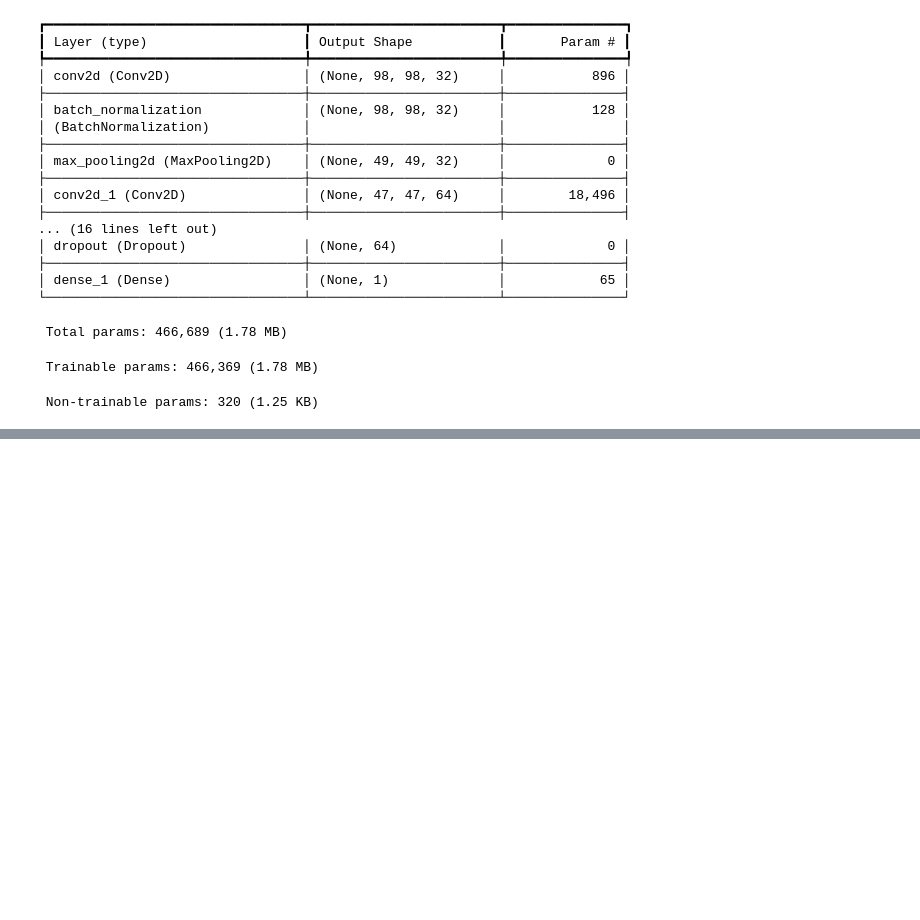
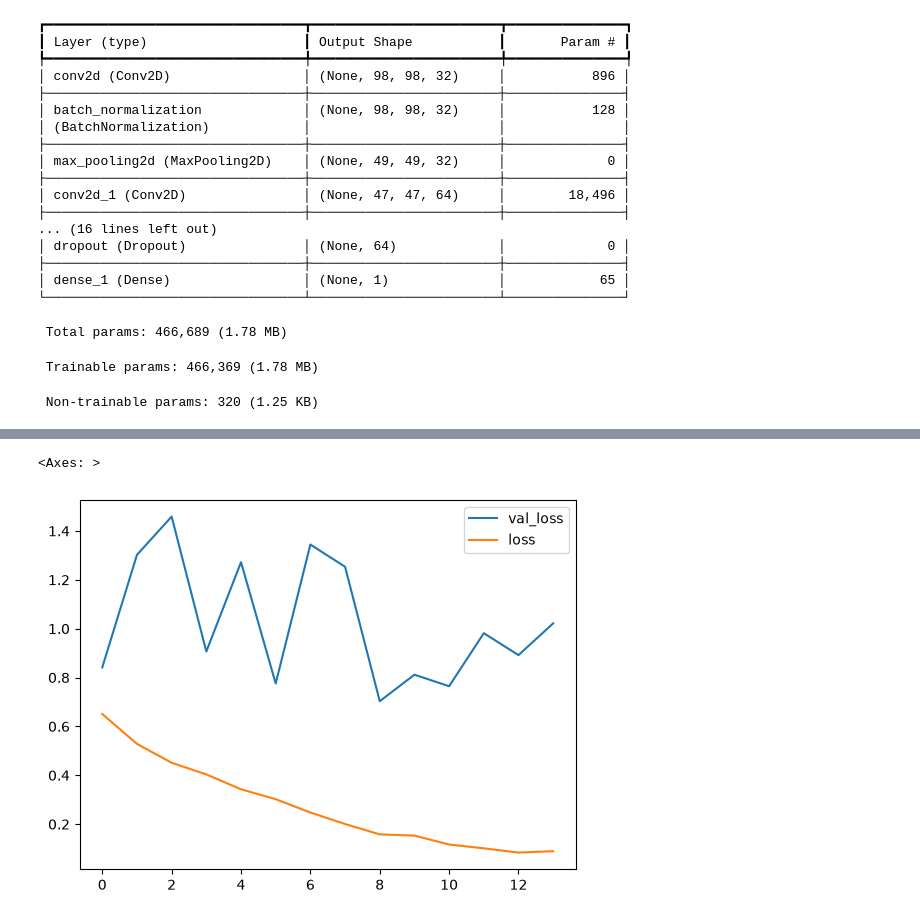
Before and after one commit to udrai10/Pro2_CNN_binary_image_classification, a Jupyter notebook: notebooks/cnn_binary_image.ipynb, the cells around one changed output, grey strips where cells are left out. Saved outputs shown, nothing was run; the diff lists cells and outputs as text; code cells hidden in the pictures; blank space fills up the shorter version.

```diff
--- a/notebooks/cnn_binary_image.ipynb
+++ b/notebooks/cnn_binary_image.ipynb
@@ -276,0 +272,2 @@ Note: you may need to restart the kernel to use updated packages.
+# %%
+es = EarlyStopping(monitor='val_loss', patience = 5)
@@ -276,0 +289,9 @@ Note: you may need to restart the kernel to use updated packages.
+# %%
+#new models works with fit() rather than fit_generator()
+
+mymodelfit = mymodel.fit(train_generator,
+                                  epochs = 100,
+                                  validation_steps = 100,
+                                  validation_data = validation_data_set,
+                                  verbose = 1,
+                                  callbacks =[es])
@@ -276,0 +319,5 @@ Note: you may need to restart the kernel to use updated packages.
+# %%
+pd.DataFrame(mymodel.history.history)[['val_loss','loss']].plot()
+# %% [output]
+<Axes: >
+[figure, added]
```
Also changed, not shown: parts of 10 cells of this notebook.
